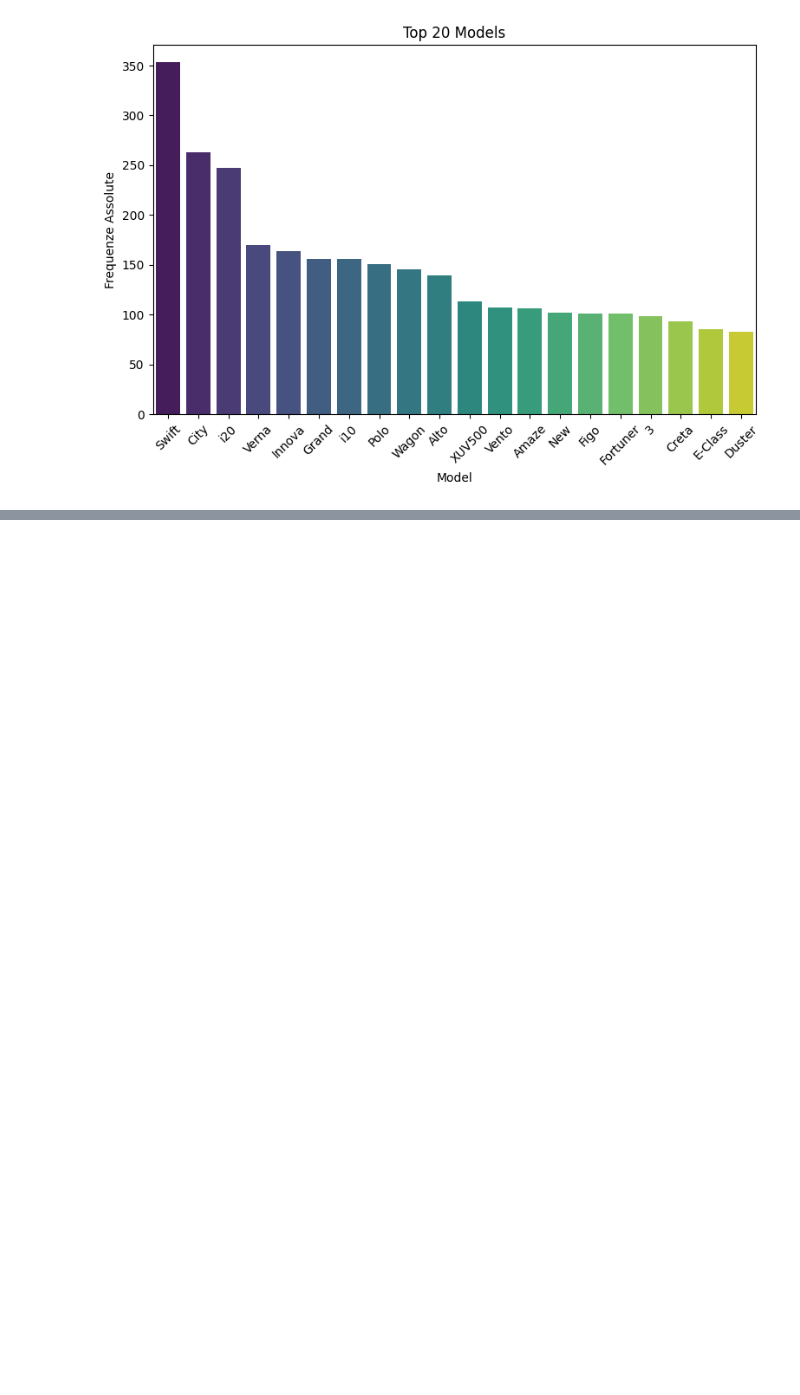
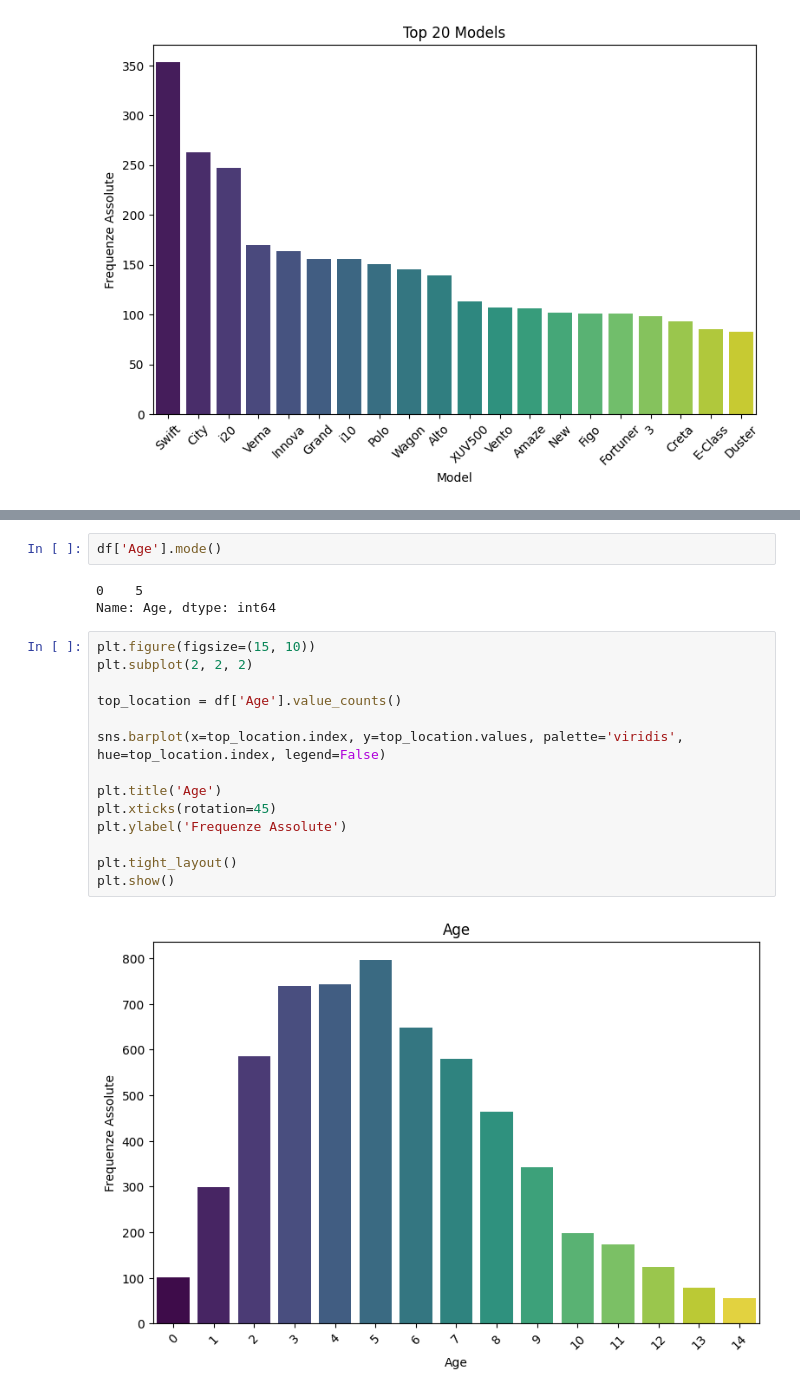
Before and after one commit to fragreco04/progetto-fad-2526, a Jupyter notebook: notebooks/drafts/part-1/edaFil.ipynb, the cells around one changed output, grey strips where cells are left out. Saved outputs shown, nothing was run; the diff lists cells and outputs as text; blank space fills up the shorter version.

```diff
--- a/notebooks/drafts/part-1/edaFil.ipynb
+++ b/notebooks/drafts/part-1/edaFil.ipynb
@@ -680,0 +734,21 @@ plt.show()
+# %%
+df['Age'].mode()
+# %% [output]
+0    5
+Name: Age, dtype: int64
+# %%
+plt.figure(figsize=(15, 10))
+plt.subplot(2, 2, 2)
+
+top_location = df['Age'].value_counts()
+
+sns.barplot(x=top_location.index, y=top_location.values, palette='viridis', hue=top_location.index, legend=False)
+
+plt.title('Age')
+plt.xticks(rotation=45)
+plt.ylabel('Frequenze Assolute')
+
+plt.tight_layout()
+plt.show()
+# %% [output]
+[figure, added]
```
Also changed, not shown: parts of 10 cells of this notebook.
